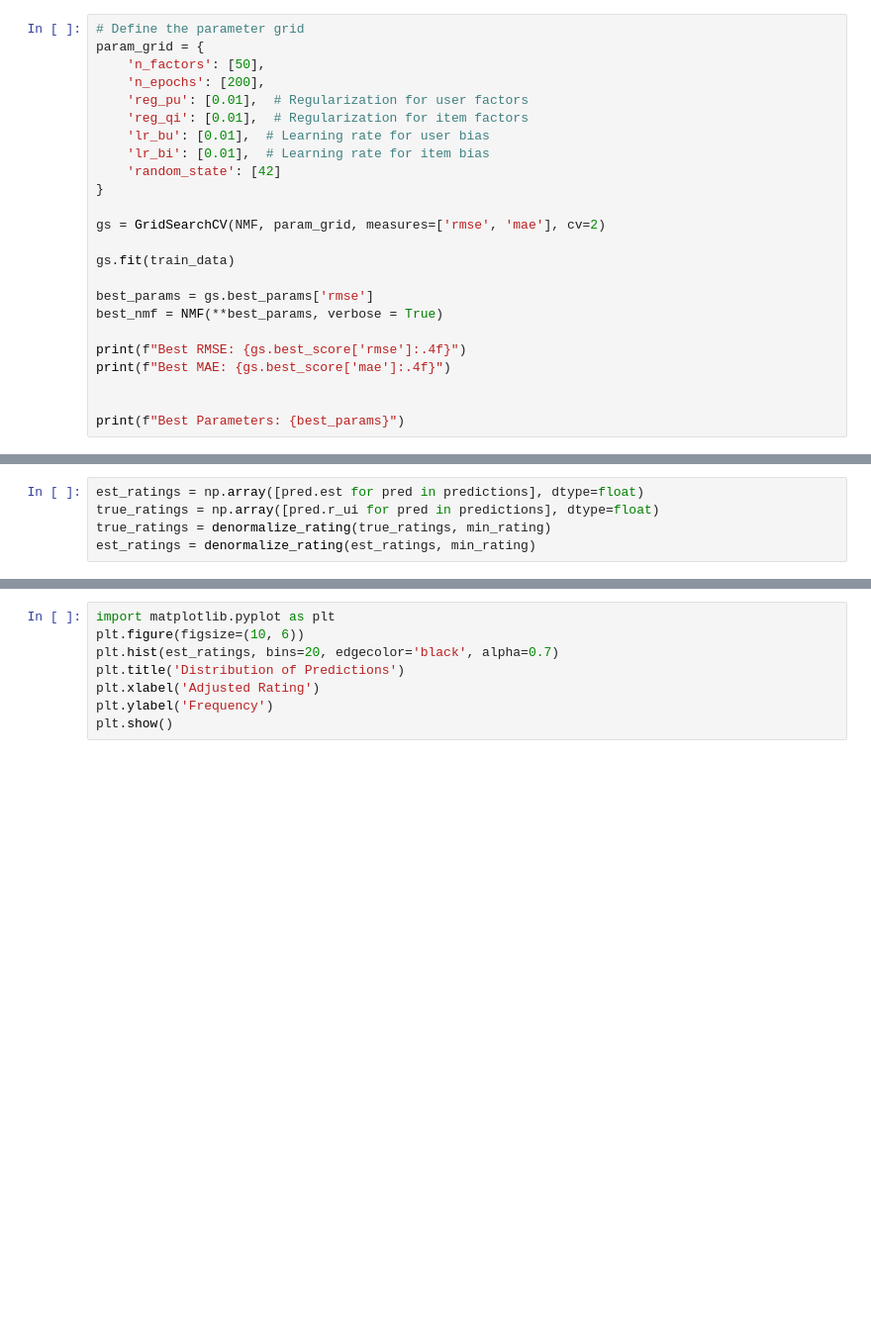
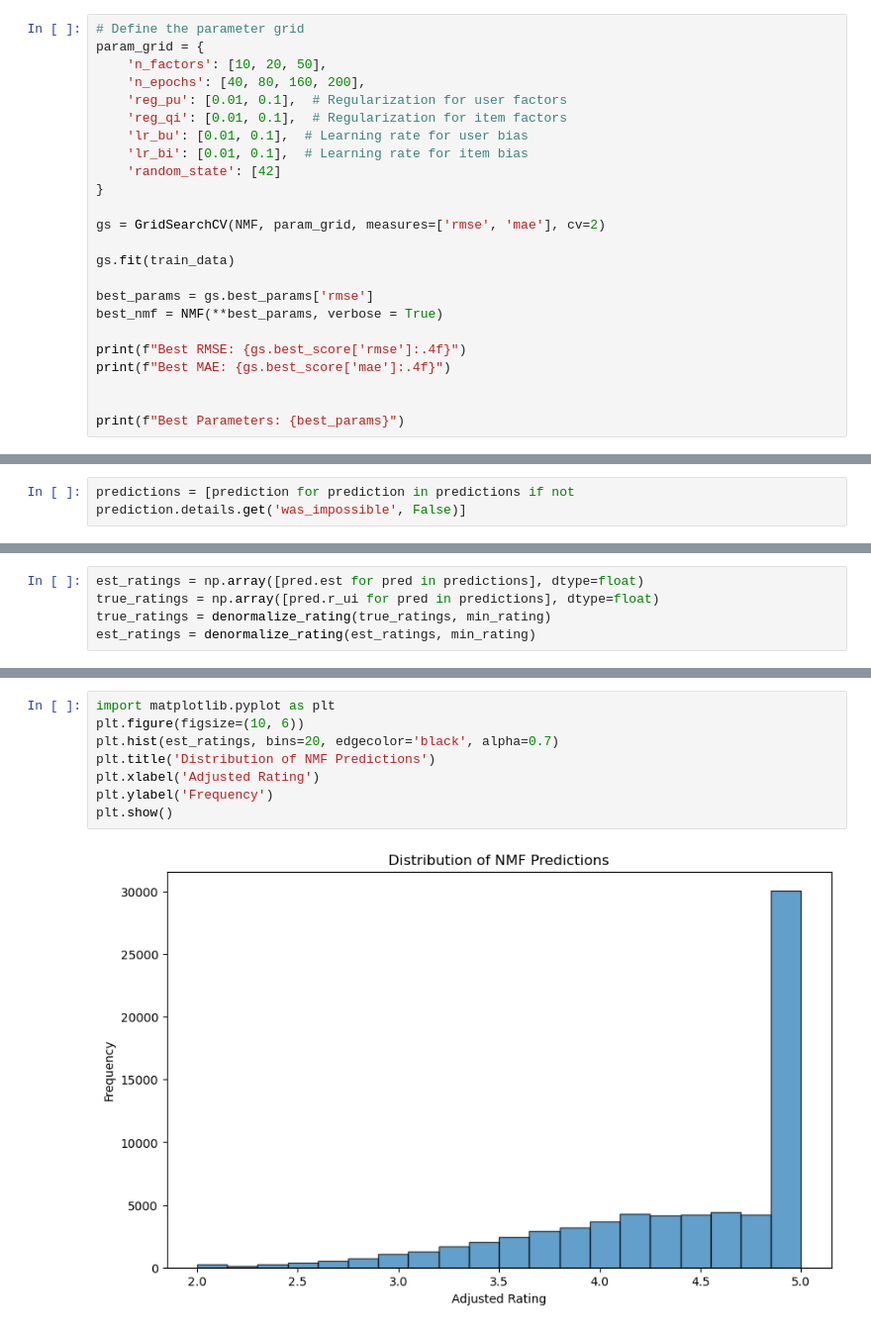
Before and after one commit to mud66/Recommender-System-GoodReads, a Jupyter notebook: RecSysJupyter/NMFRatings.ipynb, the cells around one changed output, grey strips where cells are left out. Shown at 99% size. Drawn from its saved outputs; the diff is of its cells as text; blank space fills up the shorter version.

```diff
--- a/RecSysJupyter/NMFRatings.ipynb
+++ b/RecSysJupyter/NMFRatings.ipynb
@@ -116,12 +124,12 @@ train_data = Dataset.load_from_df(train_df[['user_id', 'book_id', 'rating']], re
 # %%
 # Define the parameter grid
 param_grid = {
-    'n_factors': [50],
-    'n_epochs': [200],
-    'reg_pu': [0.01],  # Regularization for user factors
-    'reg_qi': [0.01],  # Regularization for item factors
-    'lr_bu': [0.01],  # Learning rate for user bias
-    'lr_bi': [0.01],  # Learning rate for item bias
+    'n_factors': [10, 20, 50],
+    'n_epochs': [40, 80, 160, 200],
+    'reg_pu': [0.01, 0.1],  # Regularization for user factors
+    'reg_qi': [0.01, 0.1],  # Regularization for item factors
+    'lr_bu': [0.01, 0.1],  # Learning rate for user bias
+    'lr_bi': [0.01, 0.1],  # Learning rate for item bias
     'random_state': [42]
 }
 
@@ -154,3 +187,5 @@ predictions
+# %%
+predictions = [prediction for prediction in predictions if not prediction.details.get('was_impossible', False)]
 # %%
 def evaluate_model(predictions, min_rating, k, threshold, item_popularity, num_users):
     # Denormalize predictions
@@ -287,8 +428,10 @@ est_ratings.mean()
 # %%
 import matplotlib.pyplot as plt
 plt.figure(figsize=(10, 6))
 plt.hist(est_ratings, bins=20, edgecolor='black', alpha=0.7)
-plt.title('Distribution of Predictions')
+plt.title('Distribution of NMF Predictions')
 plt.xlabel('Adjusted Rating')
 plt.ylabel('Frequency')
 plt.show()
+# %% [output]
+[figure, added]
```
Also changed, not shown: parts of 16 cells of this notebook, 7 other files.
